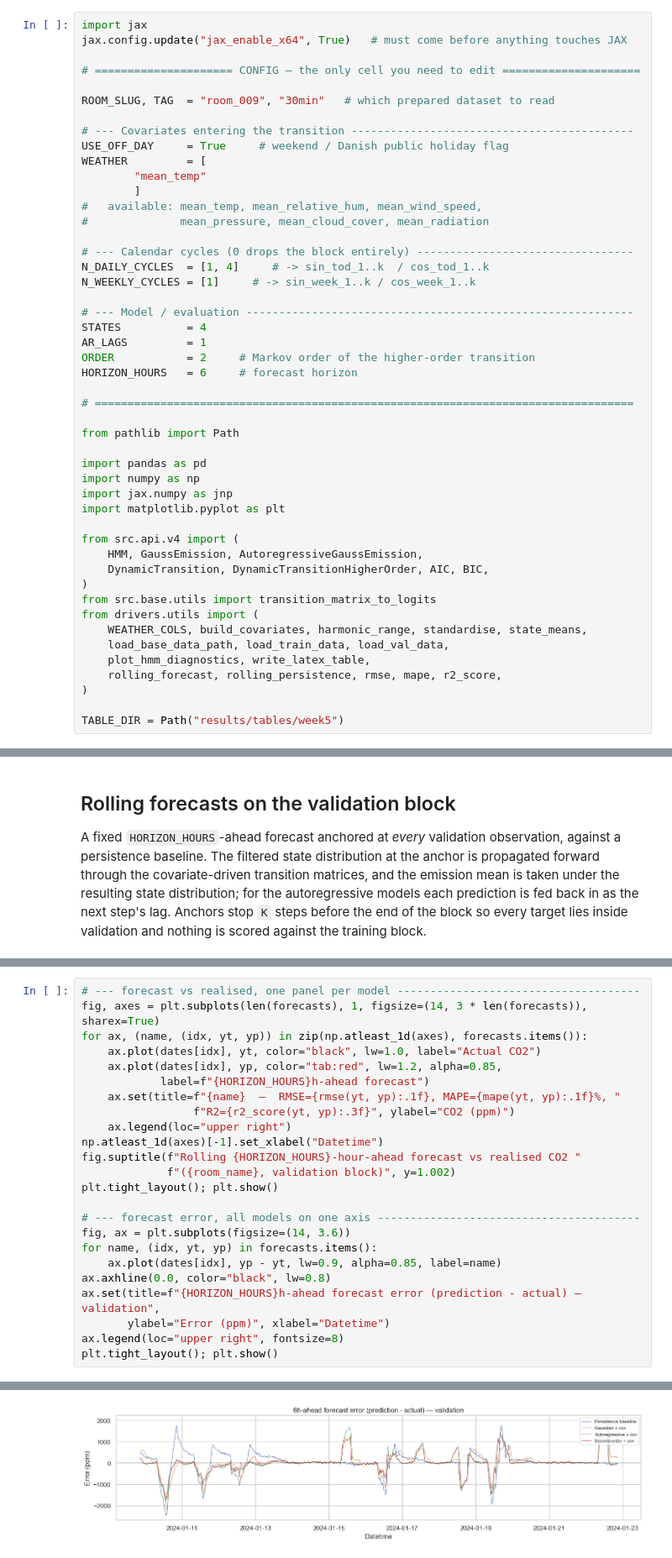
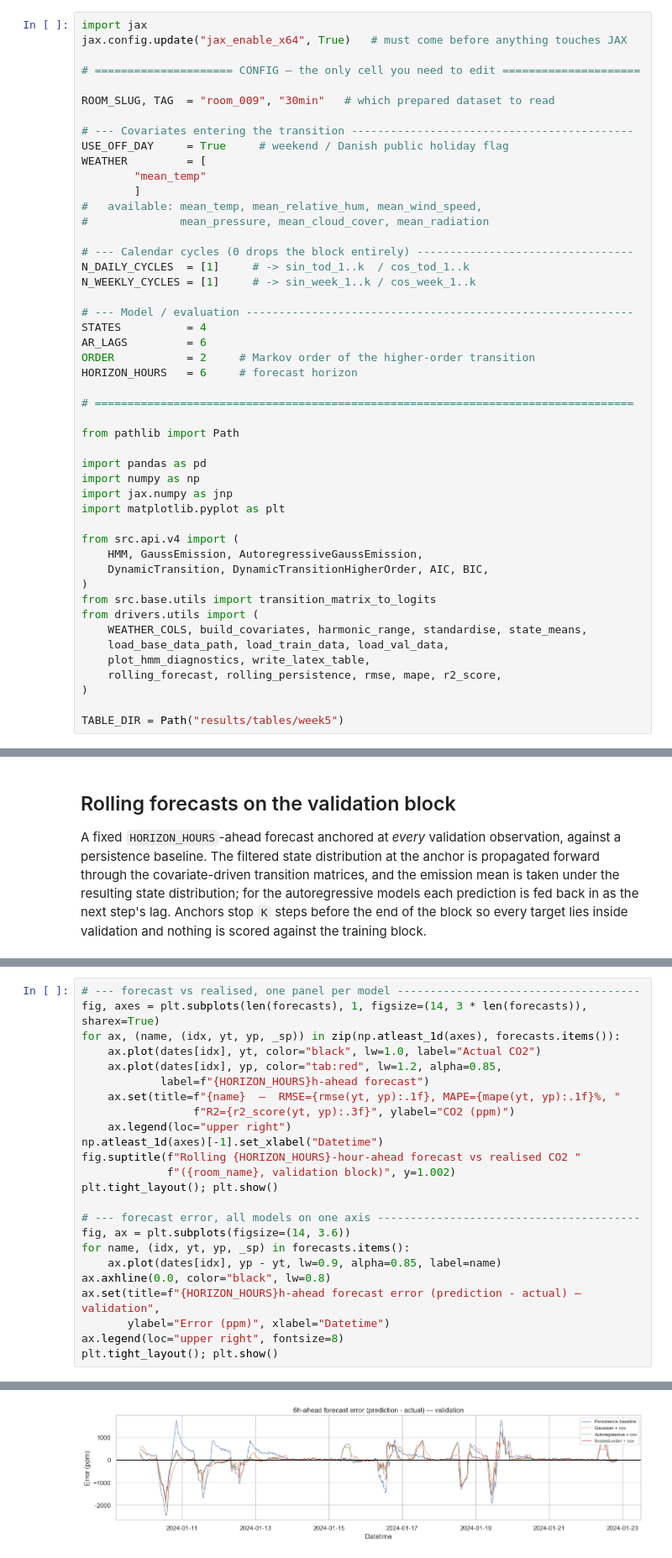
Before and after one commit to Maccen26/hmm-modelling, a Jupyter notebook: week_5.ipynb, the cells around one changed output, grey strips where cells are left out. Shown at 84% size. Saved outputs shown, nothing was run; the diff lists cells and outputs as text.

```diff
--- a/week_5.ipynb
+++ b/week_5.ipynb
@@ -49,12 +49,12 @@ WEATHER         = [
 #              mean_pressure, mean_cloud_cover, mean_radiation
 
 # --- Calendar cycles (0 drops the block entirely) ---------------------------------
-N_DAILY_CYCLES  = [1, 4]     # -> sin_tod_1..k  / cos_tod_1..k
+N_DAILY_CYCLES  = [1]     # -> sin_tod_1..k  / cos_tod_1..k
 N_WEEKLY_CYCLES = [1]     # -> sin_week_1..k / cos_week_1..k
 
 # --- Model / evaluation -----------------------------------------------------------
 STATES          = 4
-AR_LAGS         = 1
+AR_LAGS         = 6
 ORDER           = 2     # Markov order of the higher-order transition
 HORIZON_HOURS   = 6     # forecast horizon
 
@@ -455,7 +451,7 @@ Horizon: 6 h = 12 steps
 # %%
 # --- forecast vs realised, one panel per model -------------------------------------
 fig, axes = plt.subplots(len(forecasts), 1, figsize=(14, 3 * len(forecasts)), sharex=True)
-for ax, (name, (idx, yt, yp)) in zip(np.atleast_1d(axes), forecasts.items()):
+for ax, (name, (idx, yt, yp, _sp)) in zip(np.atleast_1d(axes), forecasts.items()):
     ax.plot(dates[idx], yt, color="black", lw=1.0, label="Actual CO2")
     ax.plot(dates[idx], yp, color="tab:red", lw=1.2, alpha=0.85,
             label=f"{HORIZON_HOURS}h-ahead forecast")
@@ -469,7 +465,7 @@ plt.tight_layout(); plt.show()
 
 # --- forecast error, all models on one axis ----------------------------------------
 fig, ax = plt.subplots(figsize=(14, 3.6))
-for name, (idx, yt, yp) in forecasts.items():
+for name, (idx, yt, yp, _sp) in forecasts.items():
     ax.plot(dates[idx], yp - yt, lw=0.9, alpha=0.85, label=name)
 ax.axhline(0.0, color="black", lw=0.8)
 ax.set(title=f"{HORIZON_HOURS}h-ahead forecast error (prediction - actual) — validation",
@@ -481,4 +477,4 @@ plt.tight_layout(); plt.show()
-[figure, old version]
+[figure, new version]
 # %% [markdown]
 ## A single week of the validation block, up close
 
```
Also changed, not shown: parts of 12 cells of this notebook, 9 other files.
